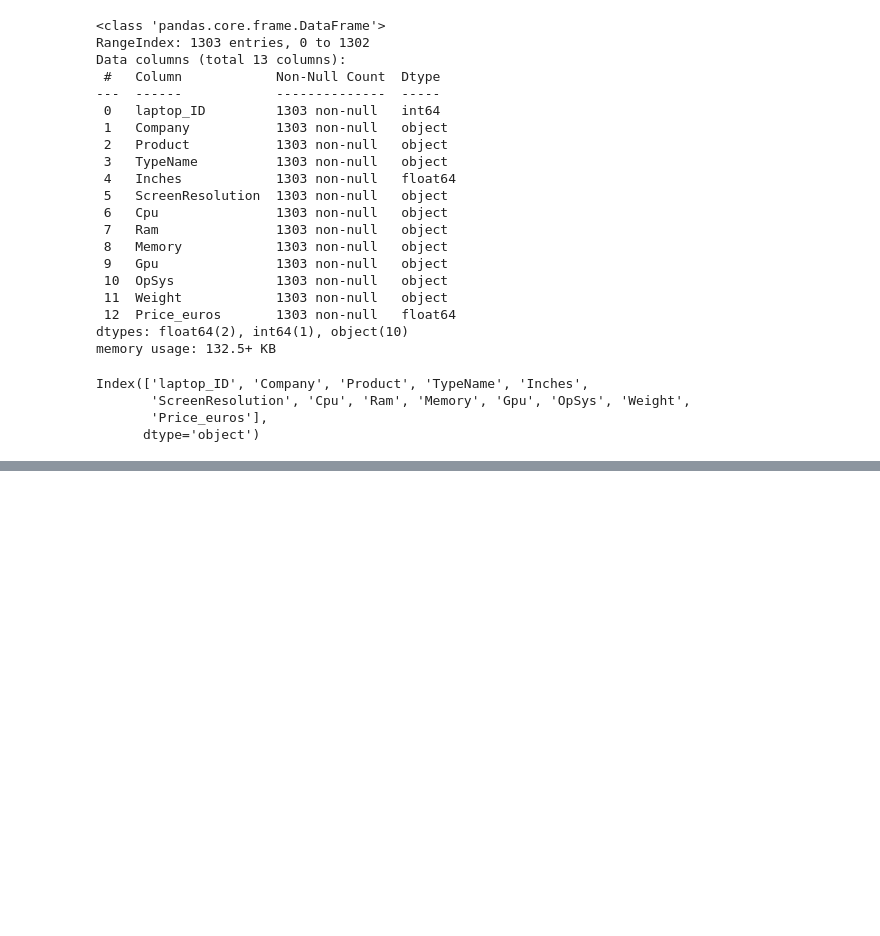
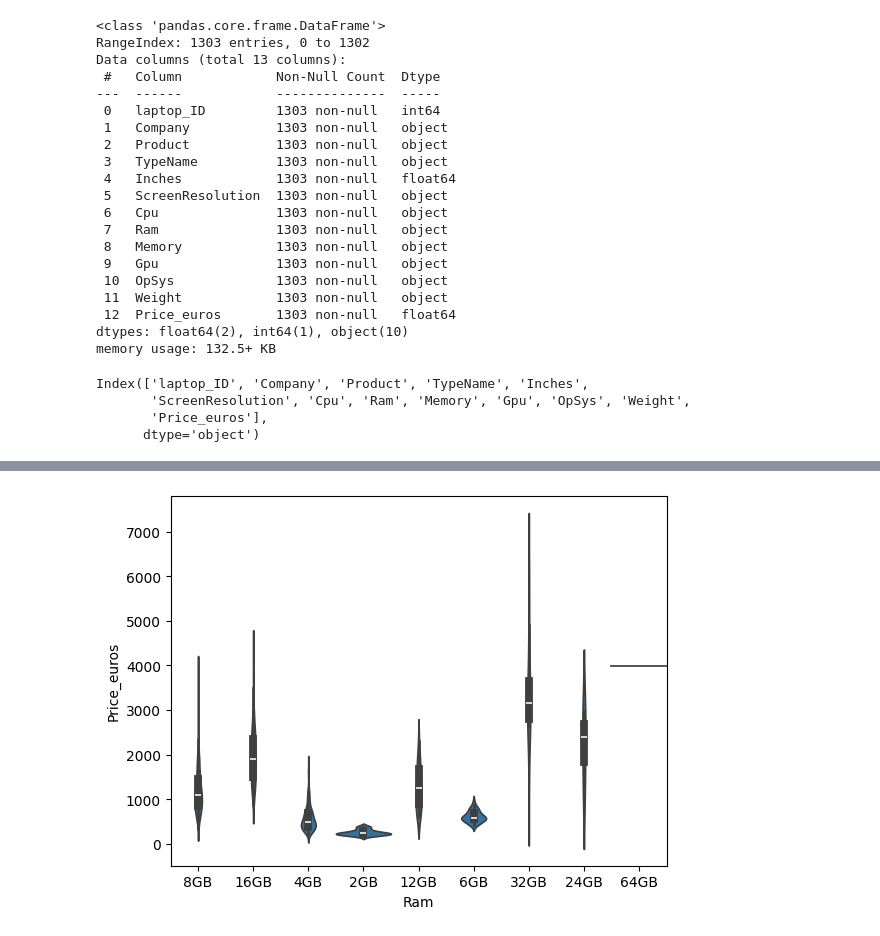
Before and after one commit to Prashant-Bista/Laptop_price_predict, a Jupyter notebook: laptop_predict.ipynb, the cells around one changed output, grey strips where cells are left out. Saved outputs shown, nothing was run; the diff lists cells and outputs as text; code cells hidden in the pictures; blank space fills up the shorter version.

```diff
--- a/laptop_predict.ipynb
+++ b/laptop_predict.ipynb
@@ -232,0 +262,5 @@ to_check
+# %%
+sns.violinplot(data=laptop_data,x="Ram",y="Price_euros",width=1)
+plt.show()
+# %% [output]
+[figure, added]
```
Also changed, not shown: parts of 29 cells of this notebook.
